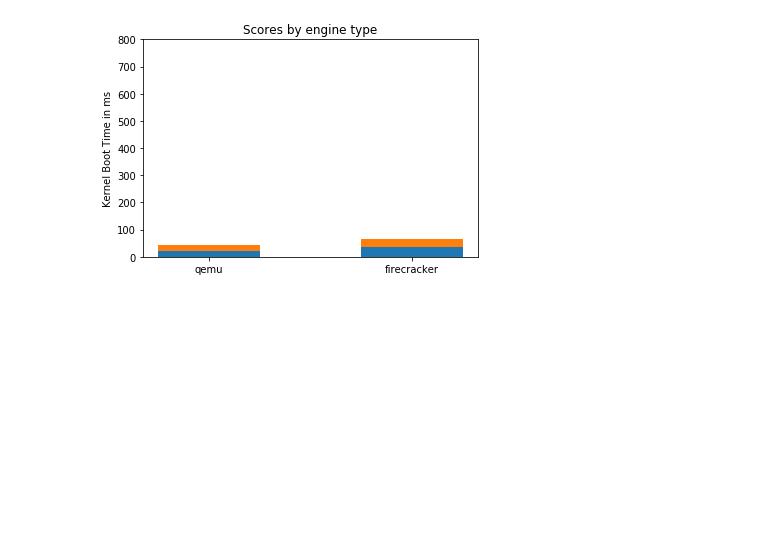
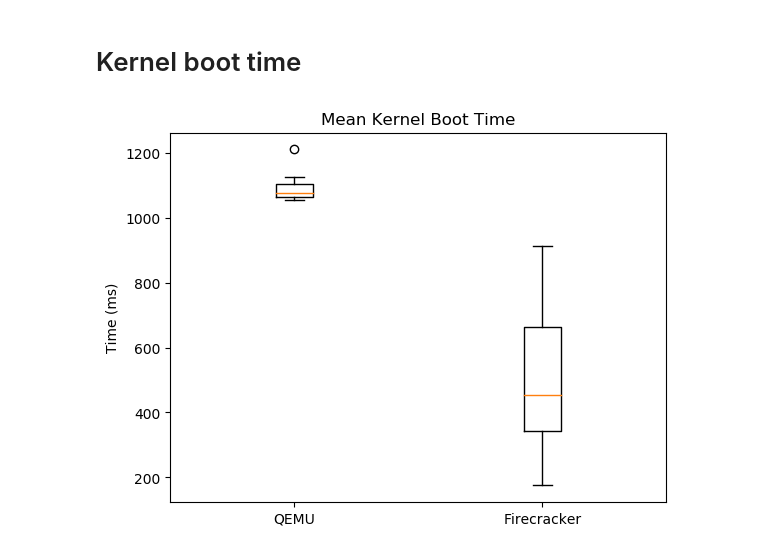
Before and after one commit to dreadl0ck/microbench, a Jupyter notebook: plots/plots.ipynb, the cells around one changed output. Cells and saved outputs as stored; diff of their text form; code cells hidden in the pictures; blank space fills up the shorter version.

```diff
--- a/plots/plots.ipynb
+++ b/plots/plots.ipynb
@@ -12,24 +3,49 @@ bars.
-# %%
-import numpy as np
-import matplotlib.pyplot as plt
-
-N = 2
-qemuMeans = (852)
-fcMeans = (923)
-#menStd = (2, 3)
-#womenStd = (3, 5)
-ind = np.arange(N)    # the x locations for the groups
-width = 0.5       # the width of the bars: can also be len(x) sequence
-
-p1 = plt.bar(ind, menMeans, width)
-p2 = plt.bar(ind, womenMeans, width, bottom=menMeans)
-
-plt.ylabel('Kernel Boot Time in ms')
-plt.title('Scores by engine type')
-plt.xticks(ind, ('qemu', 'firecracker'))
-plt.yticks(np.arange(0, 900, 100))
-#plt.legend((p1[0], p2[0]), ('QEMU', 'firecracker'))
-
-plt.show()
-# %% [output]
-[figure, removed]
+# %% [markdown]
+
+# Kernel boot time
+# %%
+import numpy as np
+import matplotlib.pyplot as plt
+
+# single run
+x=[
+    1063.812,
+    1110.045,
+    1072.515,
+    1210.153,
+    1076.599,
+    1063.14,
+    1083.038,
+    1125.208,
+    1053.686,
+    1068.685
+]
+
+y=[
+    175.061,
+    451.218,
+    912.697,
+    467.899,
+    278.283,
+    450.76,
+    728.372,
+    453.415,
+    899.928,
+    308.898
+]
+
+data=[
+    x,
+    y
+]
+
+labels = ['QEMU', 'Firecracker']
+y_pos = np.arange(len(objects))
+
+fig, ax = plt.subplots()
+ax.set_title("Mean Kernel Boot Time")
+plt.ylabel('Time (ms)')
+ax.boxplot(data, labels=labels)
+plt.show()
+# %% [output]
+[figure, added]
```
Also changed, not shown: parts of 15 cells of this notebook.
